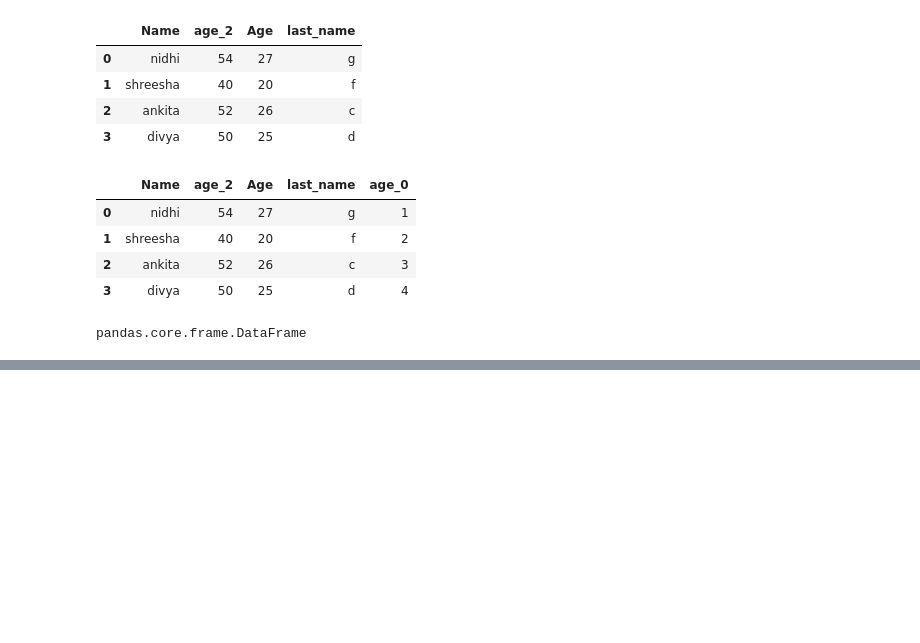
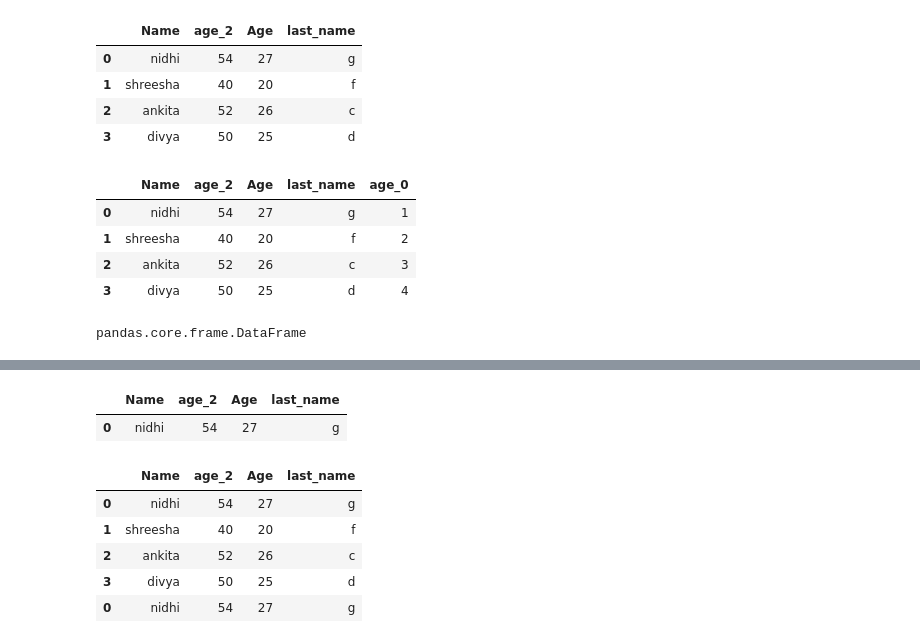
Before and after one commit to Shrinidhig29/leetcode_24, a Jupyter notebook: Pandas_Easy_Question.ipynb, the cells around one changed output, grey strips where cells are left out. Drawn from its saved outputs; the diff is of its cells as text; code cells hidden in the pictures; blank space fills up the shorter version.

```diff
--- a/Pandas_Easy_Question.ipynb
+++ b/Pandas_Easy_Question.ipynb
@@ -139,0 +142,5 @@ pandas.core.frame.DataFrame
+# %%
+# add a row to above data frame
+data = {'Name':['nidhi'],'age_2': [54], 'Age': [27], 'last_name':['g']}
+# %%
+add_row1 = pd.DataFrame(data)
@@ -139,0 +151,3 @@ pandas.core.frame.DataFrame
+# %%
+# use append/concat
+student_dup = pd.concat([student_age_df, add_row1])
@@ -139,0 +162,14 @@ pandas.core.frame.DataFrame
+# %%
+add_row1
+# %% [output]
+|  | Name | age_2 | Age | last_name |
+| 0 | nidhi | 54 | 27 | g |
+# %%
+student_dup
+# %% [output]
+|  | Name | age_2 | Age | last_name |
+| 0 | nidhi | 54 | 27 | g |
+| 1 | shreesha | 40 | 20 | f |
+| 2 | ankita | 52 | 26 | c |
+| 3 | divya | 50 | 25 | d |
+| 0 | nidhi | 54 | 27 | g |
```
Also changed, not shown: parts of 17 cells of this notebook.
